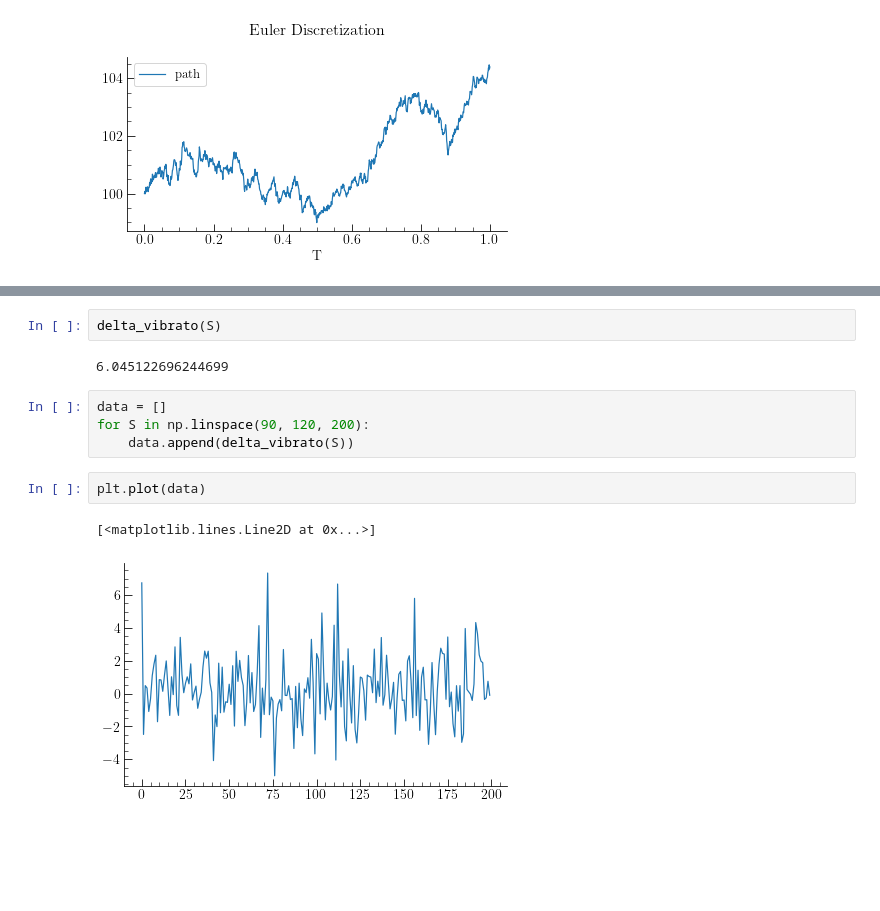
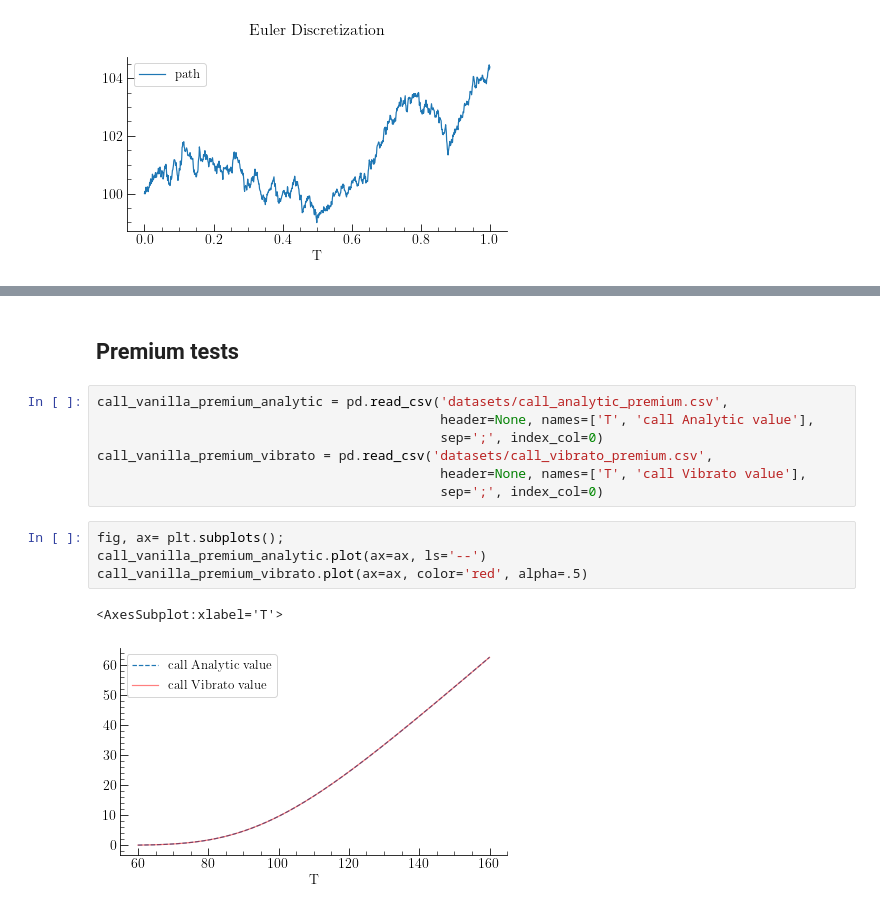
Before and after one commit to axeh101/vibrato-mc, a Jupyter notebook: src/python/plots.ipynb, the cells around one changed output, grey strips where cells are left out. Drawn from its saved outputs; the diff is of its cells as text; blank space fills up the shorter version.

Commit message:
premium vibrato

```diff
--- a/src/python/plots.ipynb
+++ b/src/python/plots.ipynb
@@ -107,13 +47,16 @@ def delta_vibrato(S):
-# %%
-delta_vibrato(S)
-# %% [output]
-6.045122696244699
-# %%
-data = []
-for S in np.linspace(90, 120, 200):
-    data.append(delta_vibrato(S))
-# %%
-plt.plot(data)
-# %% [output]
-[<matplotlib.lines.Line2D at 0x...>]
-[figure, removed]
+# %% [markdown]
+## Premium tests
+# %%
+call_vanilla_premium_analytic = pd.read_csv('datasets/call_analytic_premium.csv',
+                                            header=None, names=['T', 'call Analytic value'],
+                                            sep=';', index_col=0)
+call_vanilla_premium_vibrato = pd.read_csv('datasets/call_vibrato_premium.csv',
+                                            header=None, names=['T', 'call Vibrato value'],
+                                            sep=';', index_col=0)
+# %%
+fig, ax= plt.subplots();
+call_vanilla_premium_analytic.plot(ax=ax, ls='--')
+call_vanilla_premium_vibrato.plot(ax=ax, color='red', alpha=.5)
+# %% [output]
+<AxesSubplot:xlabel='T'>
+[figure, added]
```
Also changed, not shown: parts of 7 cells of this notebook, 22 other files.
